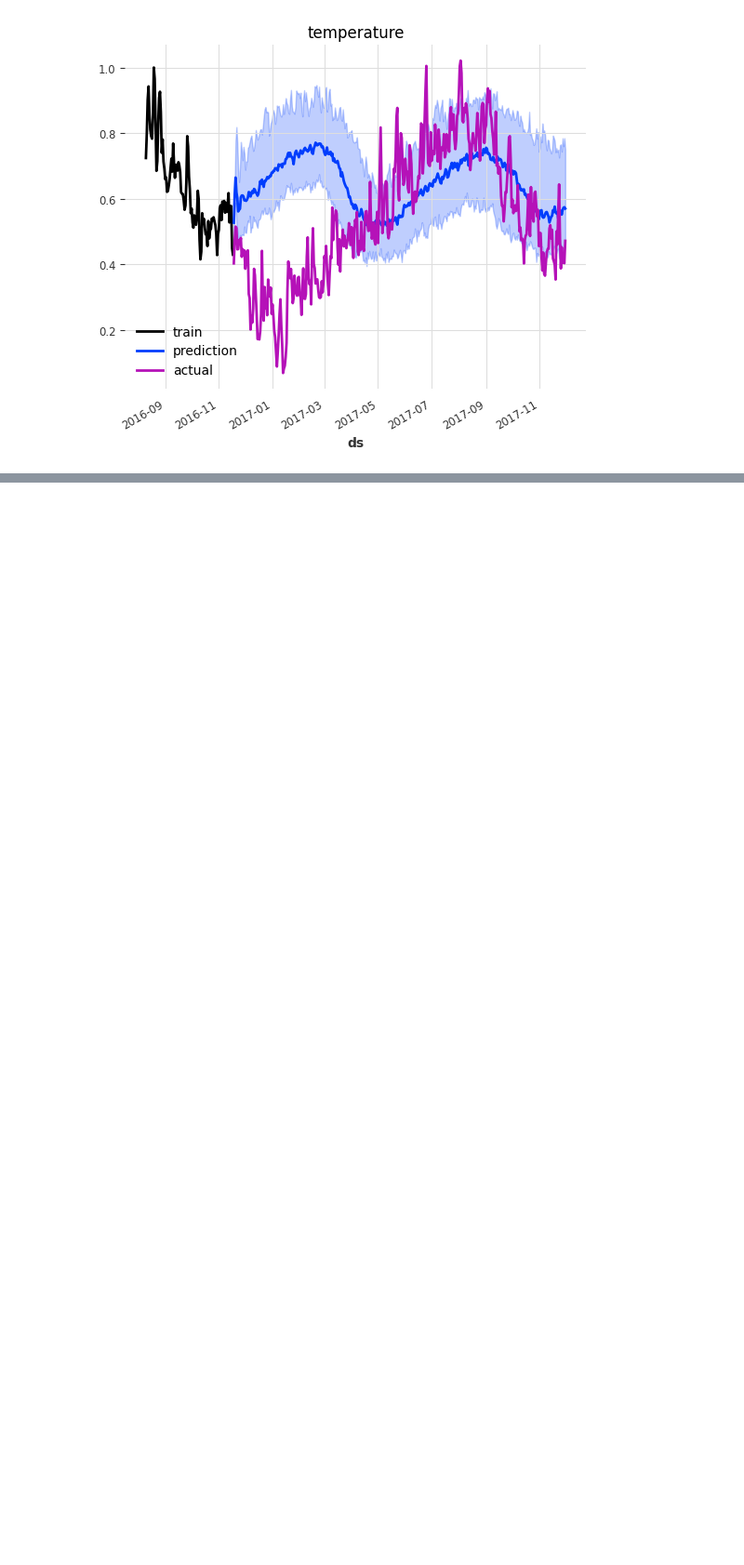
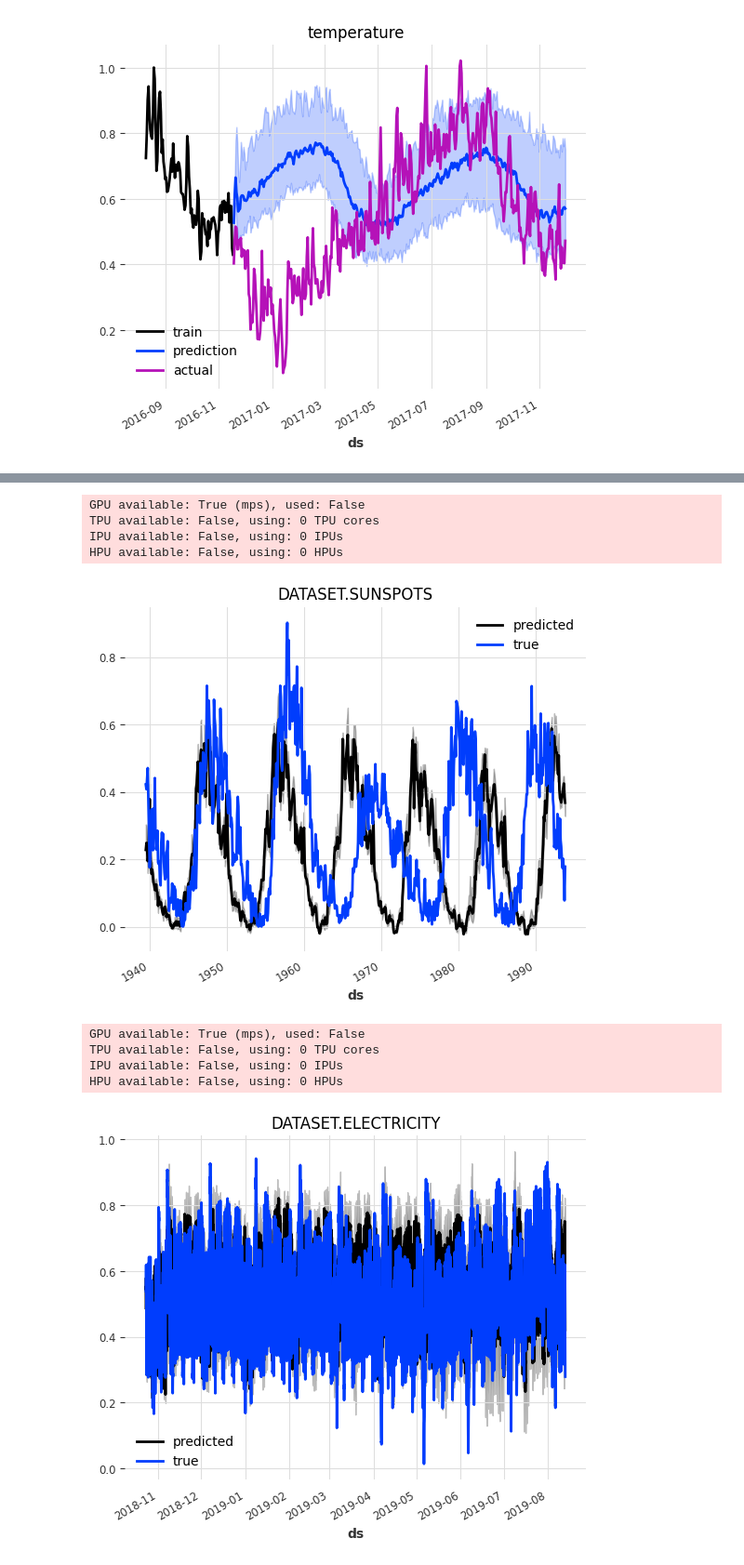
Before and after one commit to czyjtu/time-series-forecasting, a Jupyter notebook: notebooks/tft_darts.ipynb, the cells around one changed output, grey strips where cells are left out. Shown at 93% size. Drawn from its saved outputs; the diff is of its cells as text; code cells hidden in the pictures; blank space fills up the shorter version.

```diff
--- a/notebooks/tft_darts.ipynb
+++ b/notebooks/tft_darts.ipynb
@@ -145,13 +187,9 @@ def eval_model(model: TFTModel, n, series_val, name, n_samples=10):
     plt.title(name)
     plt.show()
 # %%
-from pathlib import Path
-from datetime import datetime
-MODEL_DIR = Path().cwd().parent / "models/tft"
-
 for name, (series_train, series_val) in transformed_series.items():
     print(name)
-    model = get_model()
+    model = get_model(input_chunk_length, forecast_horizon)
     model.fit(series_train, verbose=True, num_loader_workers=0)
     model.save(str(MODEL_DIR / (name + f"{datetime.now().strftime('%H:%M:%S')}")))
 
@@ -192,0 +306,39 @@ for name, (series_train, series_val) in transformed_series.items():
+# %%
+from utils.predictors import get_tft_weights_covariates
+
+models: dict[dl.DATASET, TFTModel] = {}
+for dataset in dl.DATASET:
+    path, covariates = get_tft_weights_covariates(dataset, multihorizon=True)
+    model = TFTModel.load(str(MODEL_DIR / path), map_location="cpu")
+    models[dataset] = model
+# %%
+from pytorch_lightning import Trainer
+
+for dataset, model in models.items():
+    s_train, s_test = transformed_series[dataset]
+    fut_cov = concatenate(covariates_scaled[dataset], axis=0).astype(np.float32)
+
+    s_train = s_train.astype(np.float32)
+    s_test = s_test.astype(np.float32)
+
+    model.predict(
+        len(s_test),
+        series=s_train,
+        trainer=Trainer(precision="64", accelerator="cpu"),
+        num_samples=10,
+        future_covariates=fut_cov,
+    ).plot(label="predicted")
+    s_test.plot(label="true")
+    plt.title(dataset)
+    plt.show()
+# %% [output]
+GPU available: True (mps), used: False
+TPU available: False, using: 0 TPU cores
+IPU available: False, using: 0 IPUs
+HPU available: False, using: 0 HPUs
+[figure, added]
+GPU available: True (mps), used: False
+TPU available: False, using: 0 TPU cores
+IPU available: False, using: 0 IPUs
+HPU available: False, using: 0 HPUs
+[figure, added]
```
Also changed, not shown: parts of 14 cells of this notebook, 11 other files.
